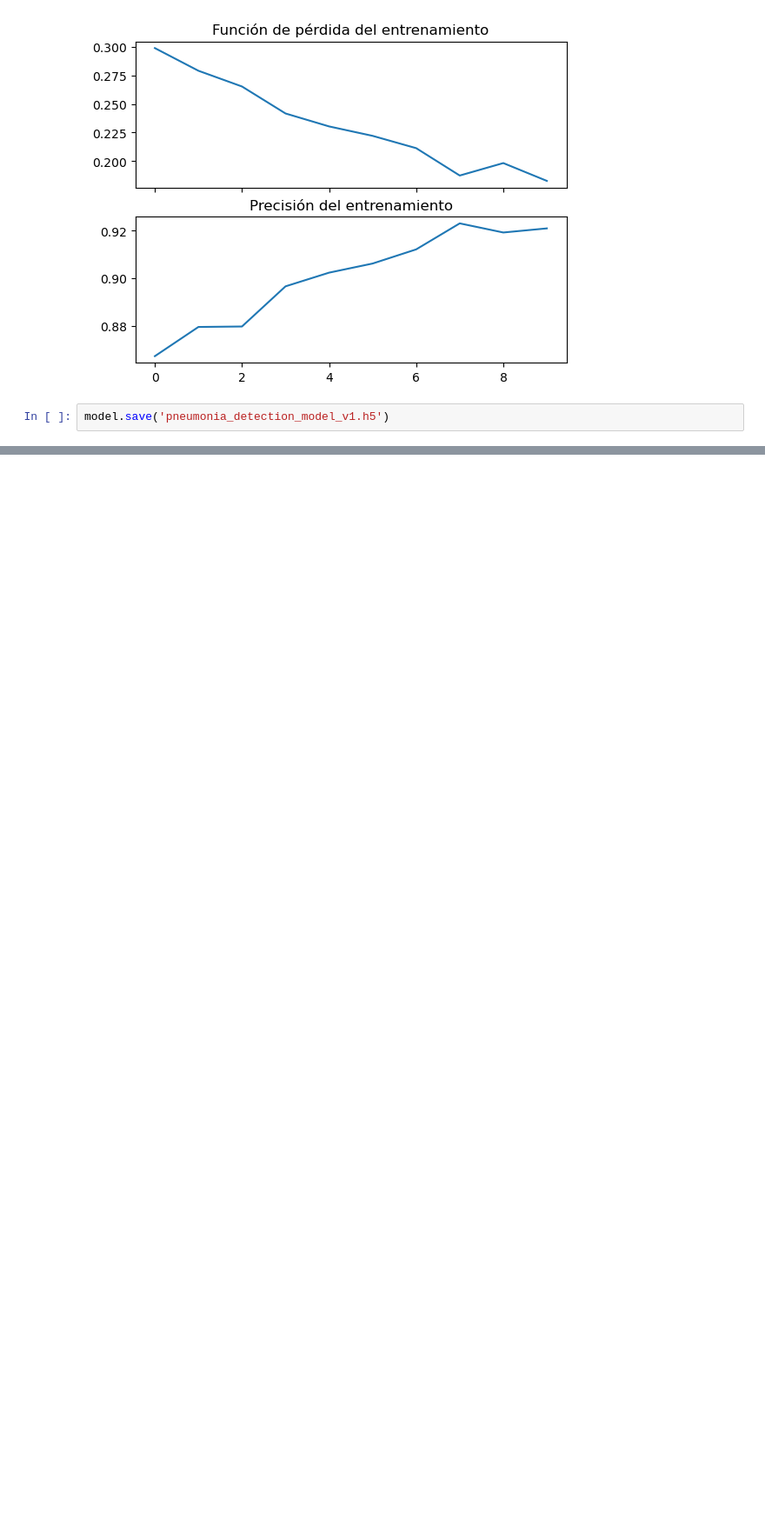
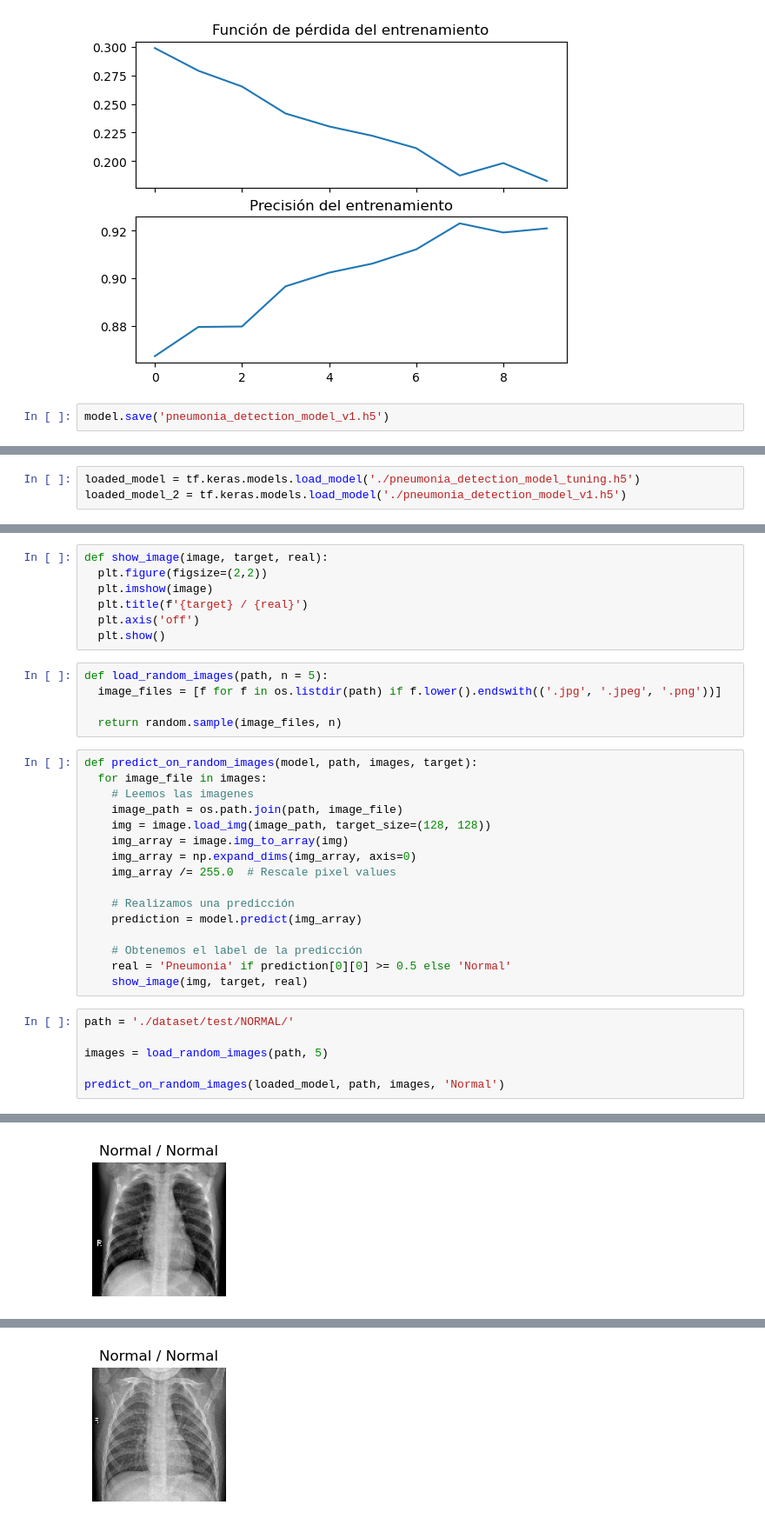
Before and after one commit to pgzm29/M7Project, a Jupyter notebook: M7_Project.ipynb, the cells around one changed output, grey strips where cells are left out. Shown at 87% size. Saved outputs shown, nothing was run; the diff lists cells and outputs as text; blank space fills up the shorter version.

Commit message:
Created model after applying tuning and made predictions with it

```diff
--- a/M7_Project.ipynb
+++ b/M7_Project.ipynb
@@ -147,0 +212,3 @@ model.save('pneumonia_detection_model_v1.h5')
+# %%
+loaded_model = tf.keras.models.load_model('./pneumonia_detection_model_tuning.h5')
+loaded_model_2 = tf.keras.models.load_model('./pneumonia_detection_model_v1.h5')
@@ -147,0 +225,35 @@ model.save('pneumonia_detection_model_v1.h5')
+# %%
+def show_image(image, target, real):
+  plt.figure(figsize=(2,2))
+  plt.imshow(image)
+  plt.title(f'{target} / {real}')
+  plt.axis('off')
+  plt.show()
+# %%
+def load_random_images(path, n = 5):
+  image_files = [f for f in os.listdir(path) if f.lower().endswith(('.jpg', '.jpeg', '.png'))]
+
+  return random.sample(image_files, n)
+# %%
+def predict_on_random_images(model, path, images, target):
+  for image_file in images:
+    # Leemos las imagenes
+    image_path = os.path.join(path, image_file)
+    img = image.load_img(image_path, target_size=(128, 128))
+    img_array = image.img_to_array(img)
+    img_array = np.expand_dims(img_array, axis=0)
+    img_array /= 255.0  # Rescale pixel values
+
+    # Realizamos una predicción
+    prediction = model.predict(img_array)
+
+    # Obtenemos el label de la predicción
+    real = 'Pneumonia' if prediction[0][0] >= 0.5 else 'Normal'
+    show_image(img, target, real)
+# %%
+path = './dataset/test/NORMAL/'
+
+images = load_random_images(path, 5)
+
+predict_on_random_images(loaded_model, path, images, 'Normal')
+# %% [output]
@@ -147,0 +261 @@ model.save('pneumonia_detection_model_v1.h5')
+[figure, added]
@@ -147,0 +263 @@ model.save('pneumonia_detection_model_v1.h5')
+[figure, added]
```
Also changed, not shown: parts of 12 cells of this notebook, 2 other files.
